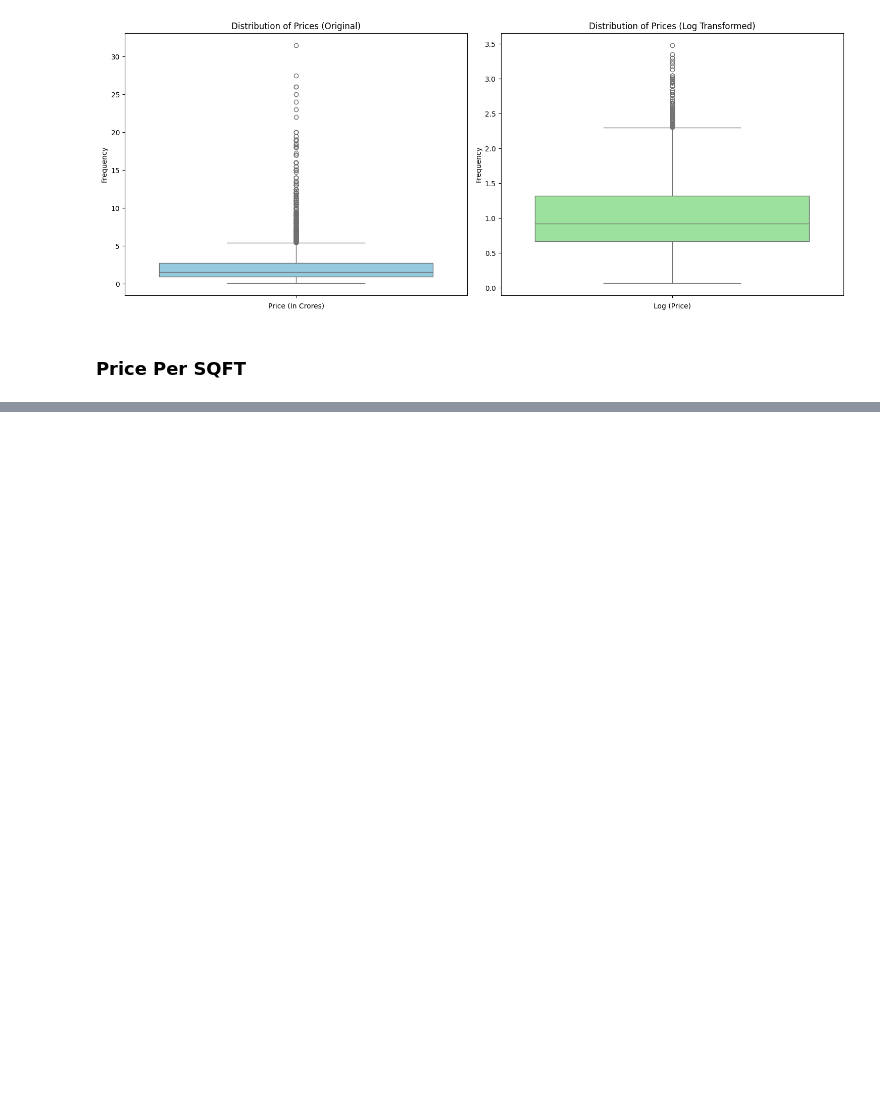
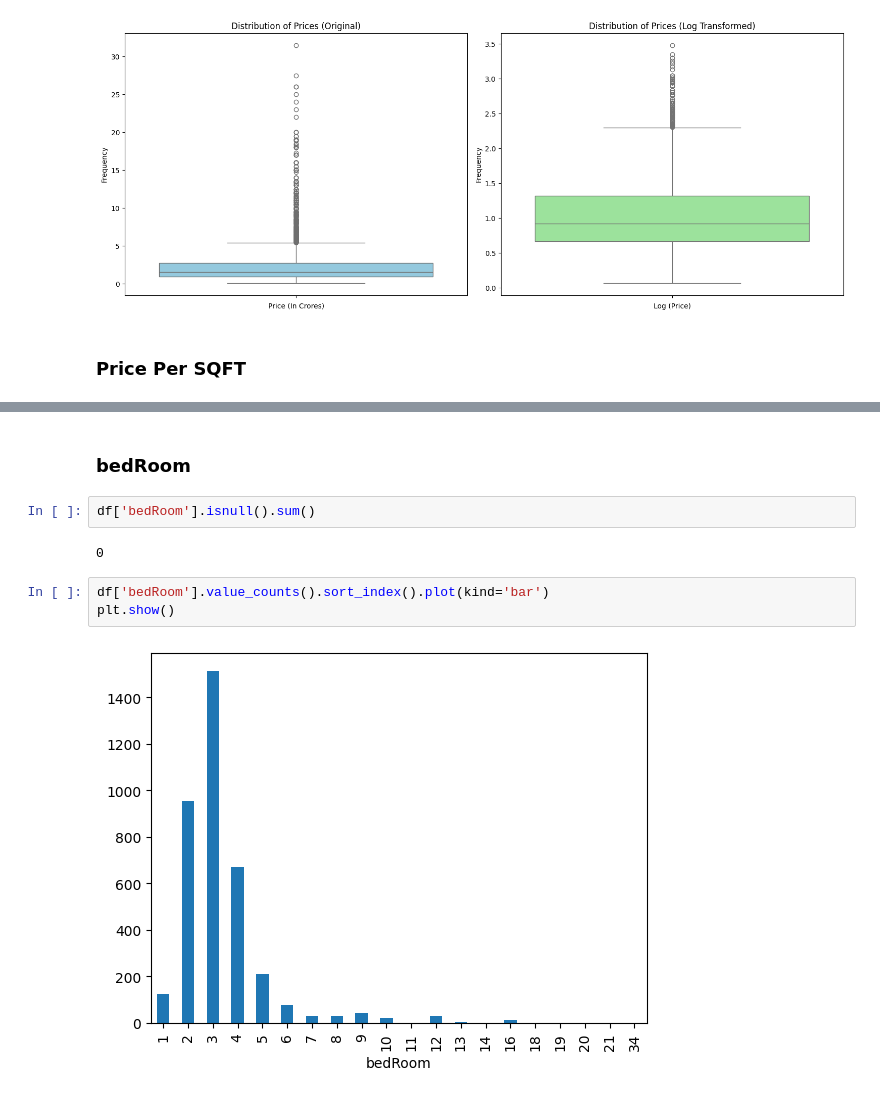
Before and after one commit to Apurba1903/Machine_Learning_Based_Real_Estate_System, a Jupyter notebook: EDA/univariate-analysis.ipynb, the cells around one changed output, grey strips where cells are left out. Cells and saved outputs as stored; diff of their text form; blank space fills up the shorter version.

```diff
--- a/EDA/univariate-analysis.ipynb
+++ b/EDA/univariate-analysis.ipynb
@@ -380,0 +416,11 @@ plt.show()
+# %% [markdown]
+### bedRoom
+# %%
+df['bedRoom'].isnull().sum()
+# %% [output]
+0
+# %%
+df['bedRoom'].value_counts().sort_index().plot(kind='bar')
+plt.show()
+# %% [output]
+[figure, added]
```
Also changed, not shown: parts of 59 cells of this notebook.
